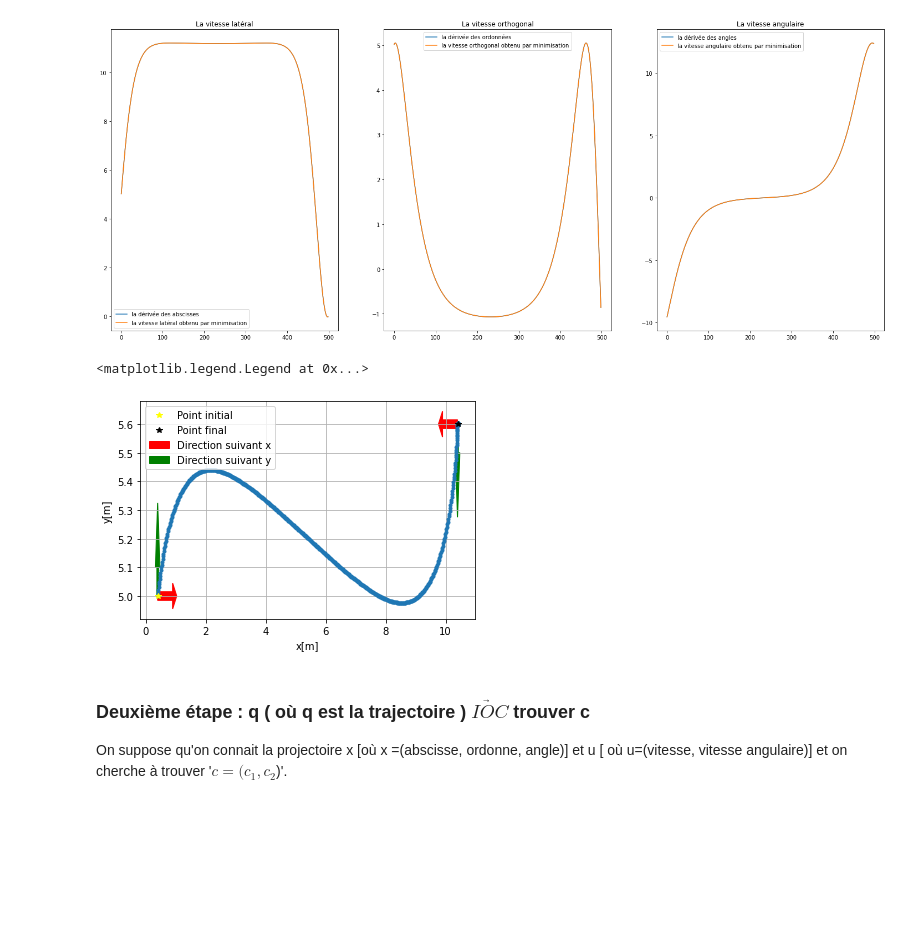
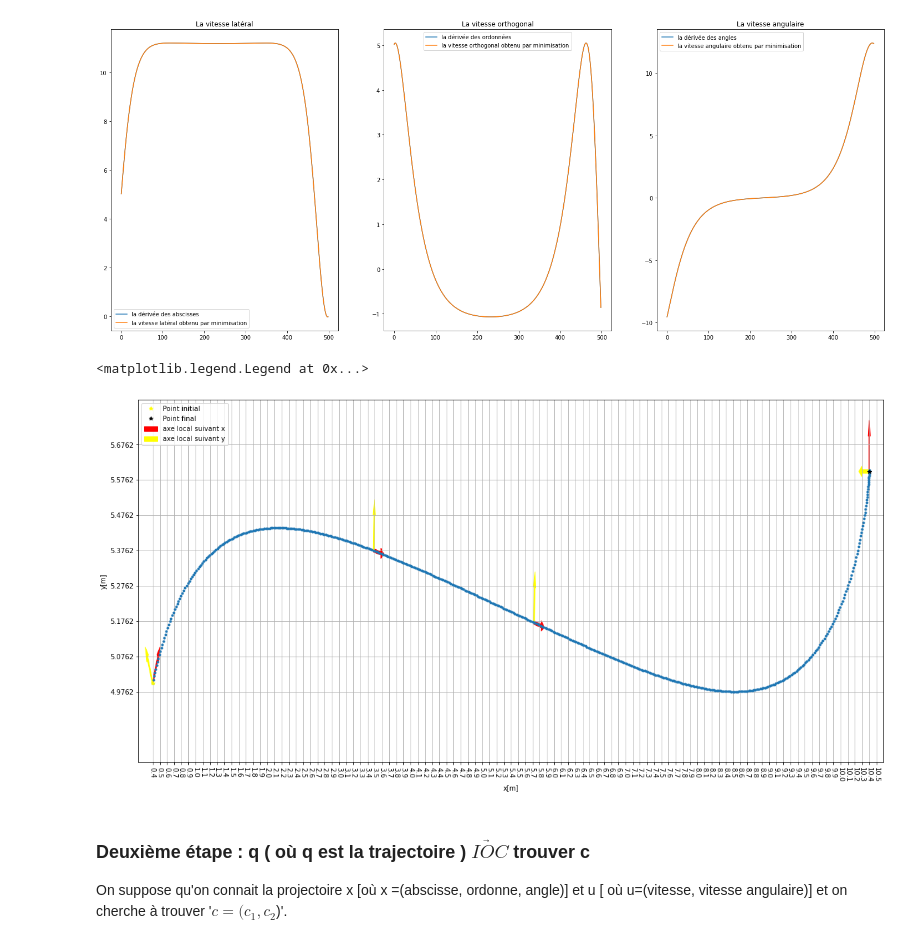
Before and after one commit to Zasfour/Locomotion-humain, a Jupyter notebook: Unicycle_DOC_IOC.ipynb, the cells around one changed output. Saved outputs shown, nothing was run; the diff lists cells and outputs as text; code cells hidden in the pictures; blank space fills up the shorter version.

Commit message:
arrenger les orientations

```diff
--- a/Unicycle_DOC_IOC.ipynb
+++ b/Unicycle_DOC_IOC.ipynb
@@ -31,11 +31,9 @@ S.C  \ \ \ & x_1^{(i+1)} = x_1^i + \tau u_1^i cos(x_3^i)  \\
 \end{align*}
 $$
 # %%
-def distance (x,y, eps):
-    if x-y > 0 :
-        return eps
-    else :
-        return -eps
+def tracer_orientation (x,y,theta, r):
+    plt.arrow(x, y, r*cos(theta),r*sin(theta), width = 0.01, color = 'red' )
+    plt.arrow(x, y, r*cos(pi/2+theta),r*sin(pi/2+theta), width = 0.01, color = 'yellow' )
 # %%
 # Notre fonction contient au totale 5*n  variable où u1, u2, x1, x2 et x3 sont des vecteur de taille n
 
@@ -570,25 +596,35 @@ plt.legend()
 <matplotlib.legend.Legend at 0x...>
 [figure]
 # %%
+plt.figure(figsize= (20,10))
 plt.plot (X1_4,X2_4 , '.')
 
-plt.arrow(X1_4[0], X2_4[0], distance(X1_4[1],X1_4[0], 0.5),0, width = 0.03 , color = 'red', label = "Direction suivant x")
-plt.arrow(X1_4[0], X2_4[0], 0, distance(X2_4[1],X2_4[0],0.1), width = 0.05, color = 'green', label = "Direction suivant y")
+plt.arrow(X1_4[0], X2_4[0], 0.1*cos(X3_4[0]),0.1*sin(X3_4[0]), width = 0.01, color = 'red', label = "axe local suivant x" )
+plt.arrow(X1_4[0], X2_4[0], 0.1*cos(pi/2+X3_4[0]),0.1*sin(pi/2+X3_4[0]), width = 0.01, color = 'yellow', label = "axe local suivant y" )
 
-plt.arrow(X1_4[-1], X2_4[-1], distance(X1_4[-1],X1_4[n-2],0.5),0, width = 0.03, color = 'red')
-plt.arrow(X1_4[-1], X2_4[-1], 0, distance(X2_4[-1],X2_4[n-2],0.1), width = 0.05, color = 'green')
+tracer_orientation (X1_4[150],X2_4[150],X3_4[150],0.1)
+
+tracer_orientation (X1_4[250],X2_4[250],X3_4[250],0.1)
+
+tracer_orientation (X1_4[-1],X2_4[-1],X3_4[-1],0.1)
+
+plt.xlim(min(X1_4)-0.2, max(X1_4)+0.2)
+plt.ylim(min(X2_4)-0.2, max(X2_4)+0.2)
 
 
 plt.plot(x1_4i,x2_4i, '*', label = 'Point initial', color = 'yellow')
 plt.plot(x1_4f,x2_4f, '*', label = 'Point final', color = 'black')
 
+
+plt.xticks(np.arange(min(X1_4), max(X1_4)+0.1, 0.1),rotation=-90)
+plt.yticks(np.arange(min(X2_4), max(X2_4)+0.1, 0.1))
 plt.xlabel('x[m]')
 plt.ylabel('y[m]')
 plt.grid(True)
 plt.legend()
 # %% [output]
 <matplotlib.legend.Legend at 0x...>
-[figure, old version]
+[figure, new version]
 # %% [markdown]
 ### Deuxième étape : q ( où q est la trajectoire ) $\underrightarrow{IOC} $   trouver c
 On suppose qu'on connait la projectoire x [où x =(abscisse, ordonne, angle)] et u [ où u=(vitesse, vitesse angulaire)] et on cherche à trouver '$c = (c_1,c_2$)'.
```
Also changed, not shown: parts of 22 cells of this notebook, 1 other file.
